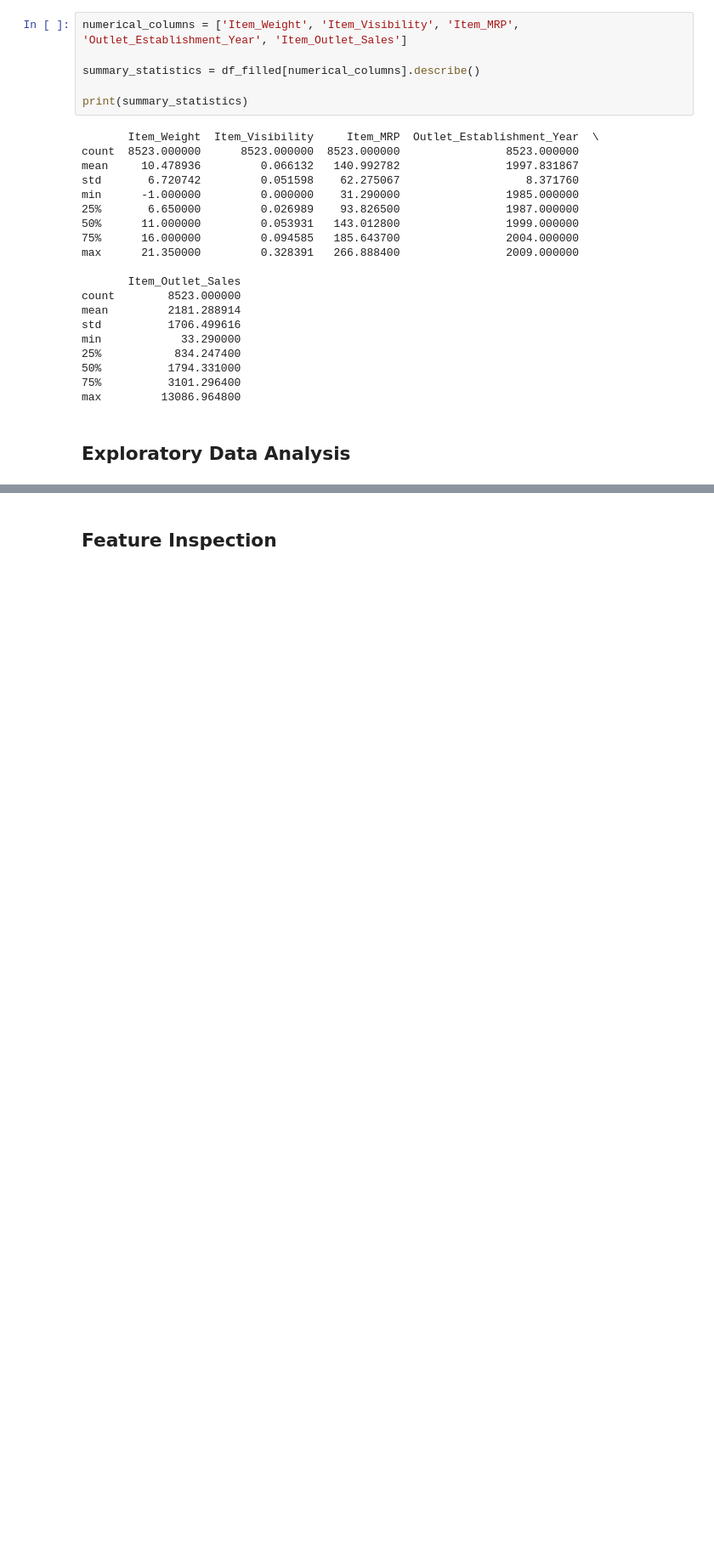
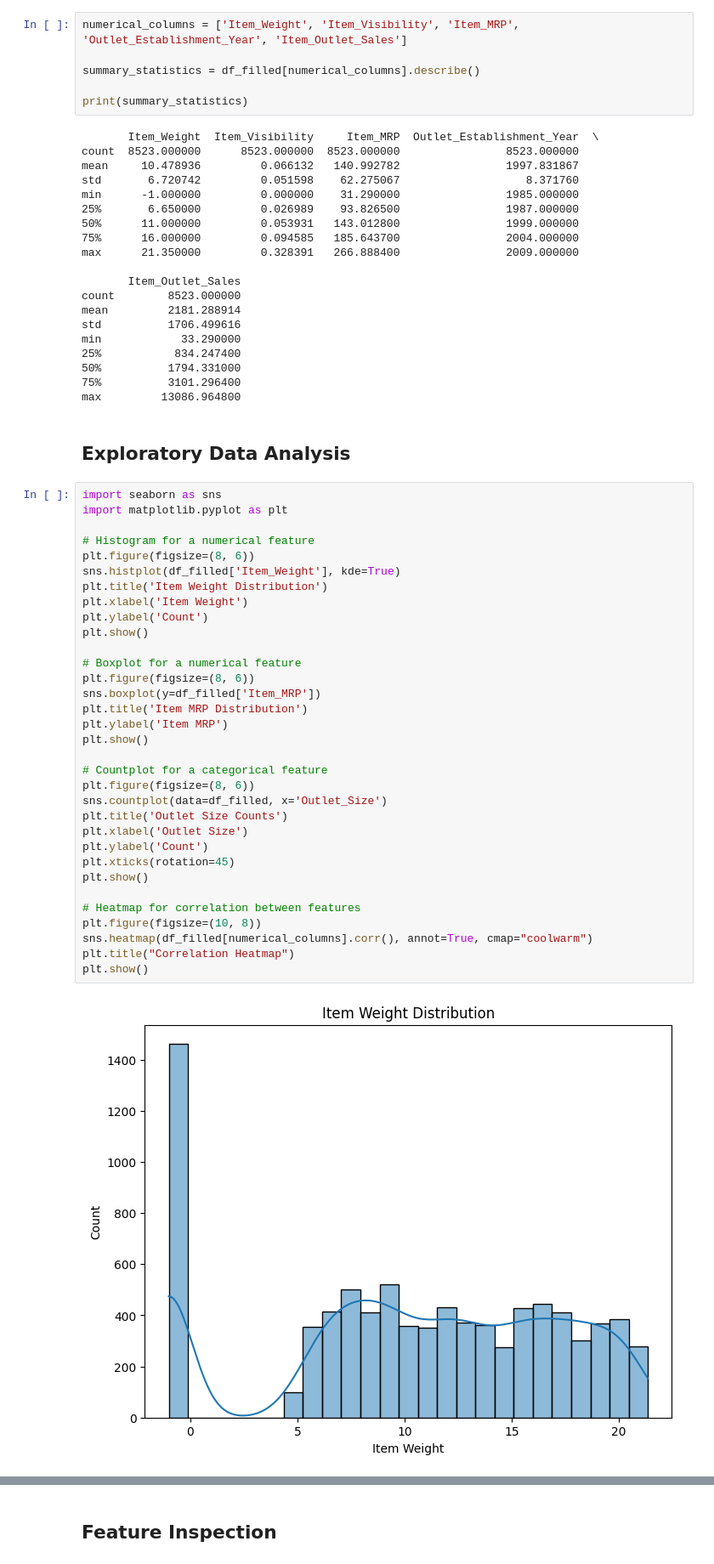
Before and after one commit to jrohn34/Prediction-of-Product-Sales, a Jupyter notebook: Prediction_of_Product_Sales.ipynb, the cells around one changed output, grey strips where cells are left out. Shown at 85% size. Cells and saved outputs as stored; diff of their text form; blank space fills up the shorter version.

```diff
--- a/Prediction_of_Product_Sales.ipynb
+++ b/Prediction_of_Product_Sales.ipynb
@@ -177,3 +177,38 @@ min            33.290000
 max         13086.964800
 # %% [markdown]
 ## Exploratory Data Analysis
+# %%
+import seaborn as sns
+import matplotlib.pyplot as plt
+
+# Histogram for a numerical feature
+plt.figure(figsize=(8, 6))
+sns.histplot(df_filled['Item_Weight'], kde=True)
+plt.title('Item Weight Distribution')
+plt.xlabel('Item Weight')
+plt.ylabel('Count')
+plt.show()
+
+# Boxplot for a numerical feature
+plt.figure(figsize=(8, 6))
+sns.boxplot(y=df_filled['Item_MRP'])
+plt.title('Item MRP Distribution')
+plt.ylabel('Item MRP')
+plt.show()
+
+# Countplot for a categorical feature
+plt.figure(figsize=(8, 6))
+sns.countplot(data=df_filled, x='Outlet_Size')
+plt.title('Outlet Size Counts')
+plt.xlabel('Outlet Size')
+plt.ylabel('Count')
+plt.xticks(rotation=45)
+plt.show()
+
+# Heatmap for correlation between features
+plt.figure(figsize=(10, 8))
+sns.heatmap(df_filled[numerical_columns].corr(), annot=True, cmap="coolwarm")
+plt.title("Correlation Heatmap")
+plt.show()
+# %% [output]
+[figure, added]
```
Also changed, not shown: parts of 2 cells of this notebook.
